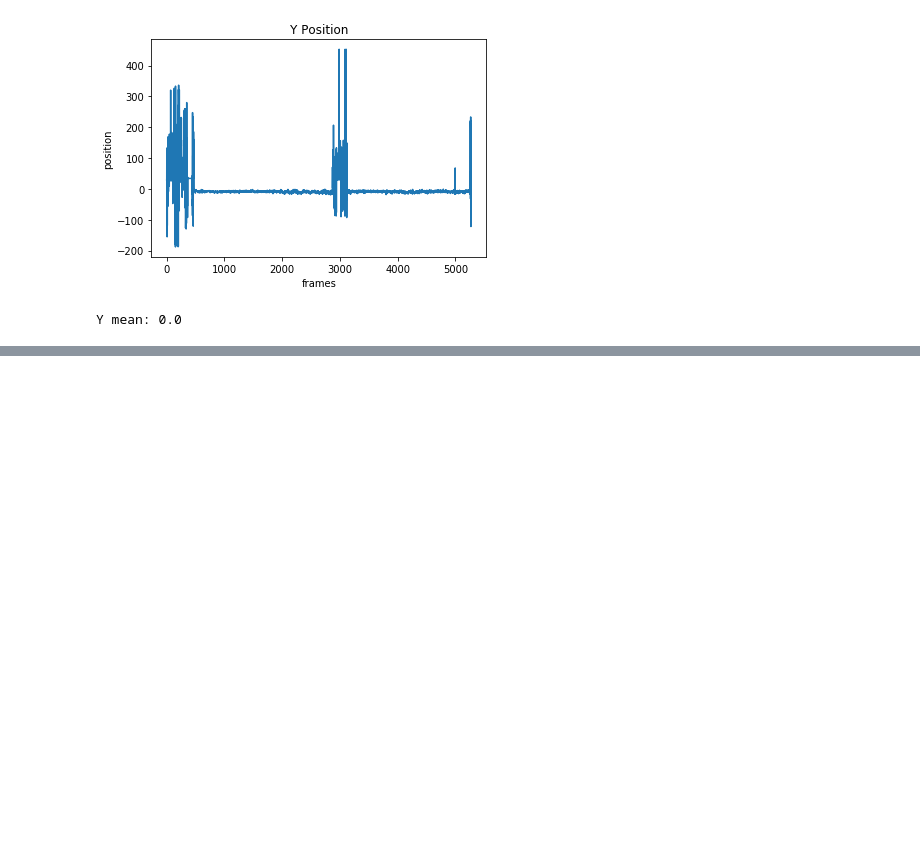
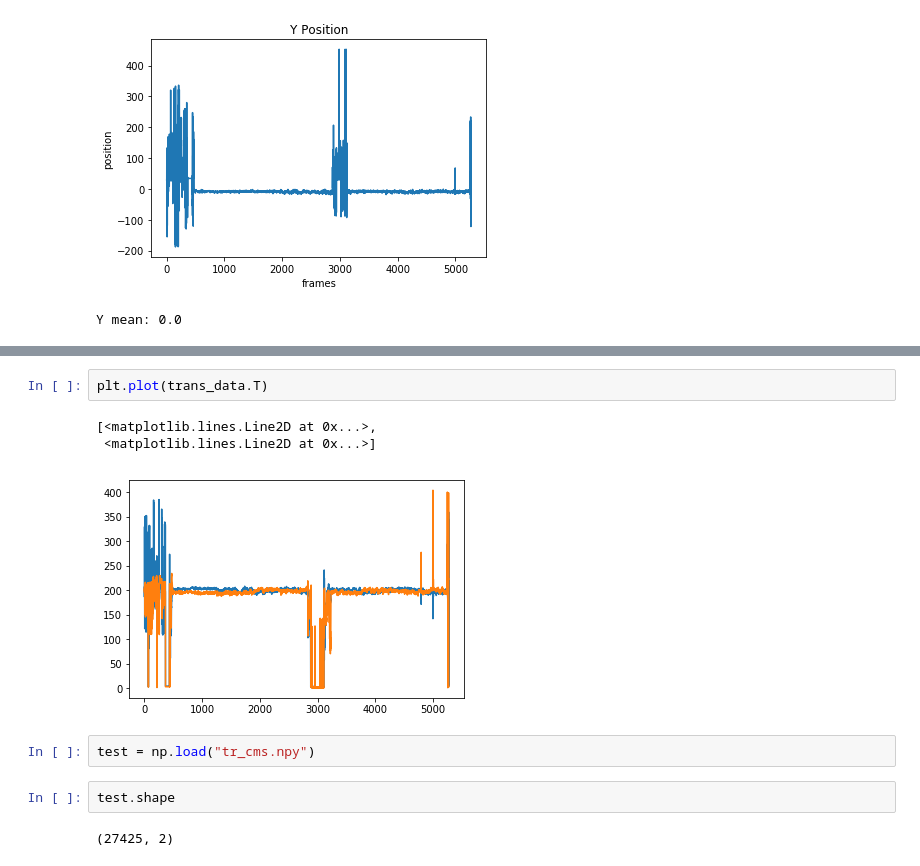
Before and after one commit to DongHur/BehaviorMapping, a Jupyter notebook: data_preparation.ipynb, the cells around one changed output, grey strips where cells are left out. Saved outputs shown, nothing was run; the diff lists cells and outputs as text; blank space fills up the shorter version.

```diff
--- a/data_preparation.ipynb
+++ b/data_preparation.ipynb
@@ -81,0 +115,12 @@ Y mean: 0.0
+# %%
+plt.plot(trans_data.T)
+# %% [output]
+[<matplotlib.lines.Line2D at 0x...>,
+ <matplotlib.lines.Line2D at 0x...>]
+[figure, added]
+# %%
+test = np.load("tr_cms.npy")
+# %%
+test.shape
+# %% [output]
+(27425, 2)
```
Also changed, not shown: parts of 18 cells of this notebook, 14 other files.
